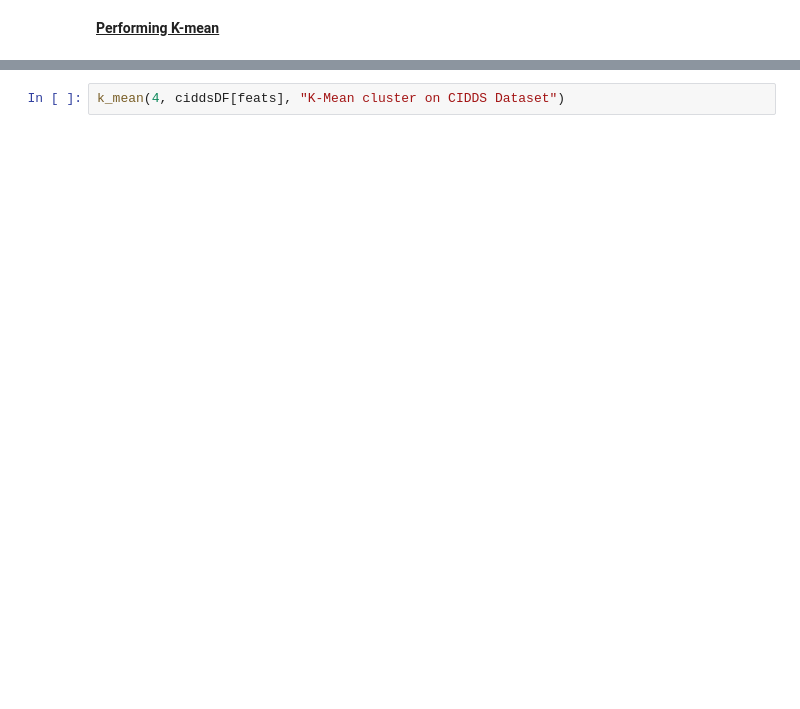
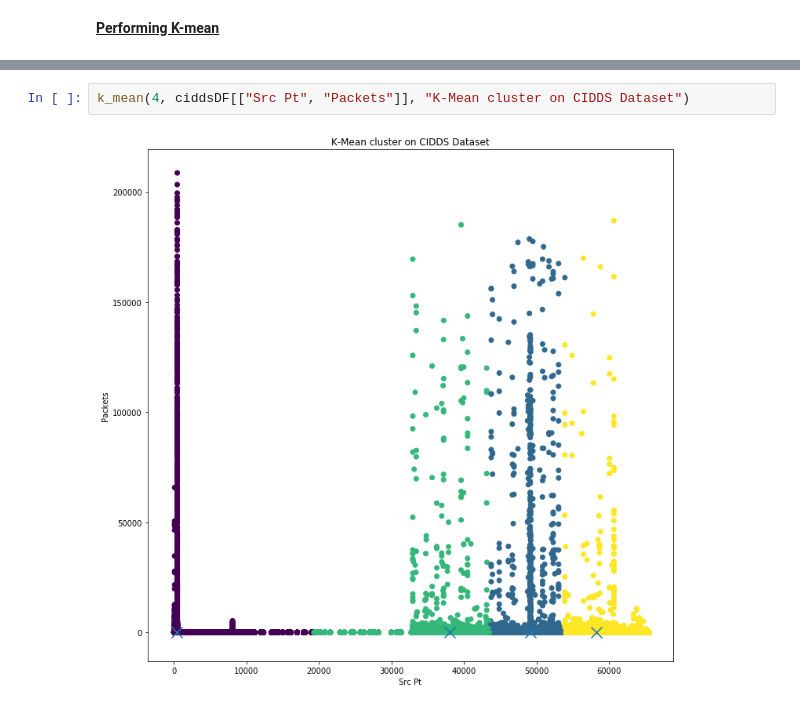
Before and after one commit to BaiKongQue/CSCI-191T_Security_Group, a Jupyter notebook: Security Group Project.ipynb, the cells around one changed output, grey strips where cells are left out. Cells and saved outputs as stored; diff of their text form; blank space fills up the shorter version.

```diff
--- a/Security Group Project.ipynb
+++ b/Security Group Project.ipynb
@@ -196,2 +217,4 @@ k_mean(2, ciddsDF[feats], "K-Mean cluster on CIDDS Dataset")
 # %%
-k_mean(4, ciddsDF[feats], "K-Mean cluster on CIDDS Dataset")
+k_mean(4, ciddsDF[["Src Pt", "Packets"]], "K-Mean cluster on CIDDS Dataset")
+# %% [output]
+[figure, added]
```
Also changed, not shown: parts of 7 cells of this notebook.
